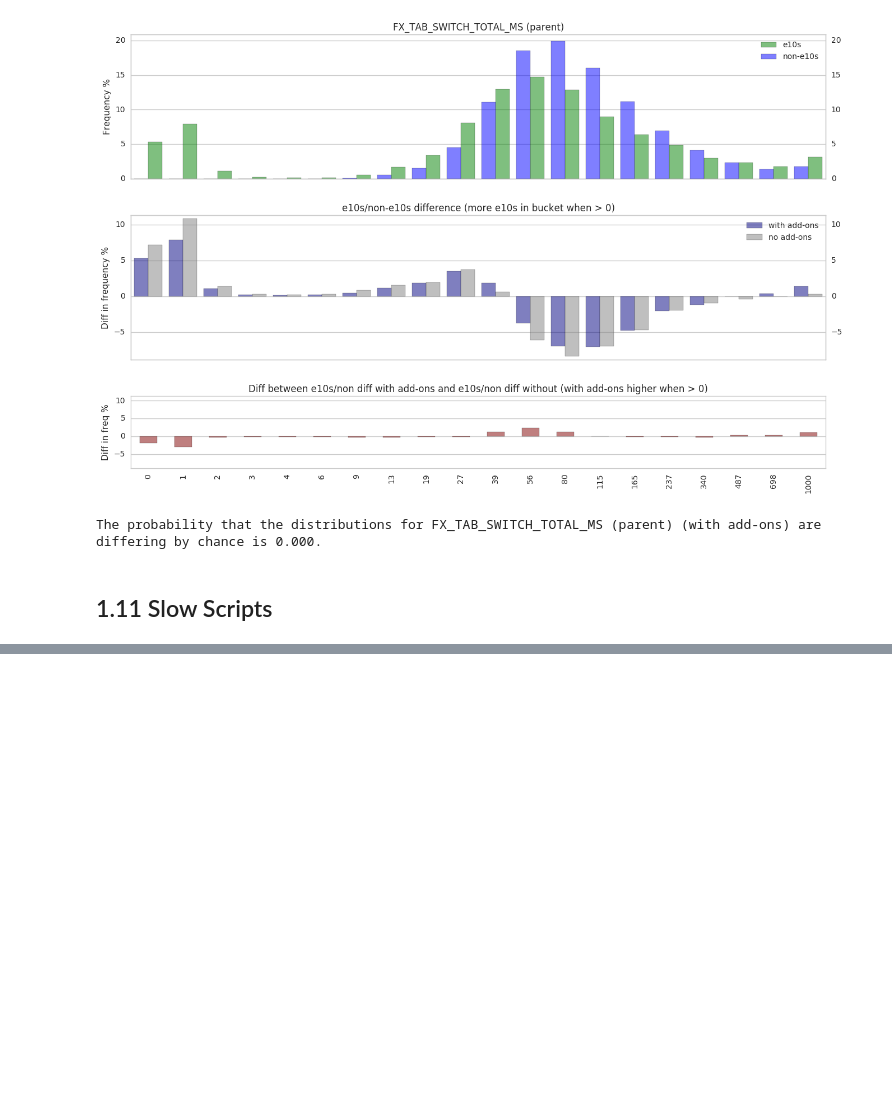
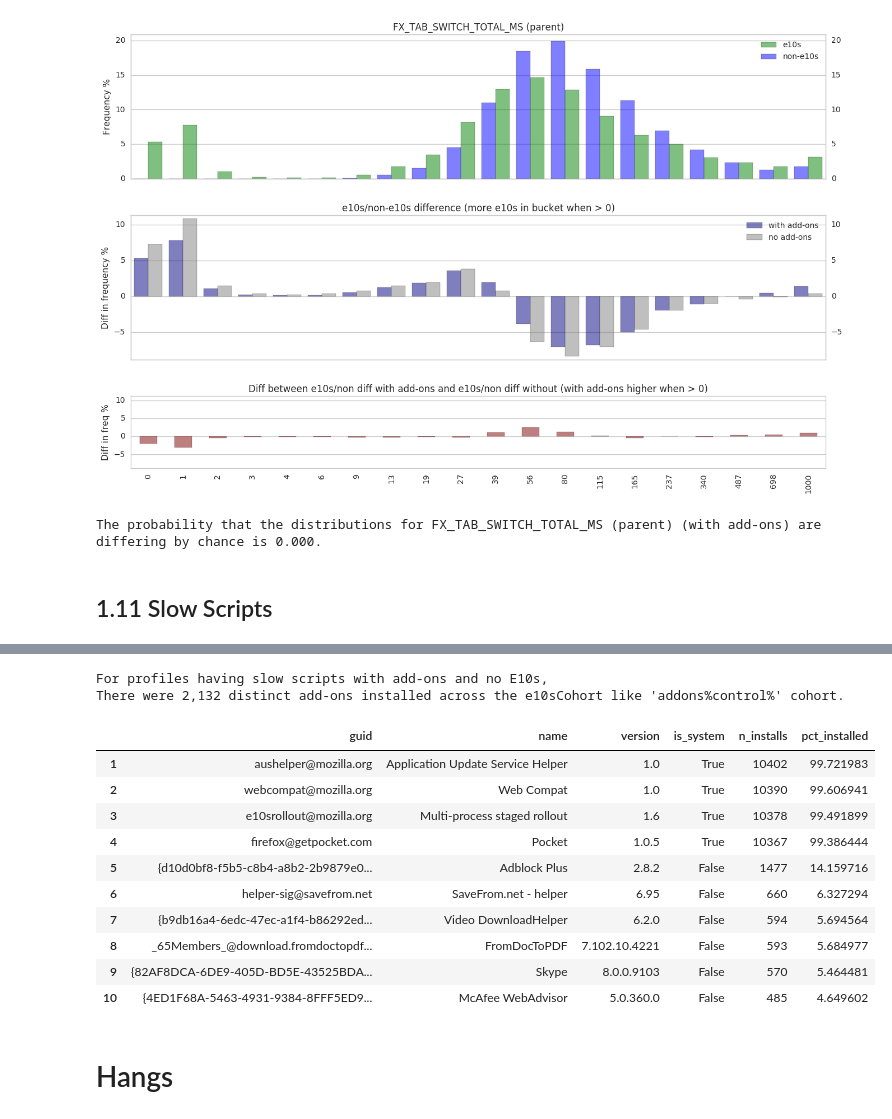
Before and after one commit to benmiroglio/e10s_analyses, a Jupyter notebook: beta/51/week8/e10s_experiment.ipynb, the cells around one changed output, grey strips where cells are left out. Drawn from its saved outputs; the diff is of its cells as text; code cells hidden in the pictures; blank space fills up the shorter version.

Commit message:
Add Hangs to notebook

```diff
--- a/beta/51/week8/e10s_experiment.ipynb
+++ b/beta/51/week8/e10s_experiment.ipynb
@@ -1066,0 +1096,20 @@ For cohorts with no add-ons, median with e10s is 0.0666 units (22.5%) different
+# %%
+print "For profiles having slow scripts with add-ons and no E10s,"
+control = get_top_addons(ss, "e10sCohort like 'addons%control%'", n_top=None)
+control.head(10)
+# %% [output]
+For profiles having slow scripts with add-ons and no E10s,
+There were 2,132 distinct add-ons installed across the e10sCohort like 'addons%control%' cohort.
+|  | guid | name | version | is_system | n_installs | pct_installed |
+| 1 | aushelper@mozilla.org | Application Update Service Helper | 1.0 | True | 10402 | 99.721983 |
+| 2 | webcompat@mozilla.org | Web Compat | 1.0 | True | 10390 | 99.606941 |
+| 3 | e10srollout@mozilla.org | Multi-process staged rollout | 1.6 | True | 10378 | 99.491899 |
+| 4 | firefox@getpocket.com | Pocket | 1.0.5 | True | 10367 | 99.386444 |
+| 5 | {d10d0bf8-f5b5-c8b4-a8b2-2b9879e0... | Adblock Plus | 2.8.2 | False | 1477 | 14.159716 |
+| 6 | helper-sig@savefrom.net | SaveFrom.net - helper | 6.95 | False | 660 | 6.327294 |
+| 7 | {b9db16a4-6edc-47ec-a1f4-b86292ed... | Video DownloadHelper | 6.2.0 | False | 594 | 5.694564 |
+| 8 | _65Members_@download.fromdoctopdf... | FromDocToPDF | 7.102.10.4221 | False | 593 | 5.684977 |
+| 9 | {82AF8DCA-6DE9-405D-BD5E-43525BDA... | Skype | 8.0.0.9103 | False | 570 | 5.464481 |
+| 10 | {4ED1F68A-5463-4931-9384-8FFF5ED9... | McAfee WebAdvisor | 5.0.360.0 | False | 485 | 4.649602 |
+# %% [markdown]
+# Hangs
```
Also changed, not shown: parts of 30 cells of this notebook.
